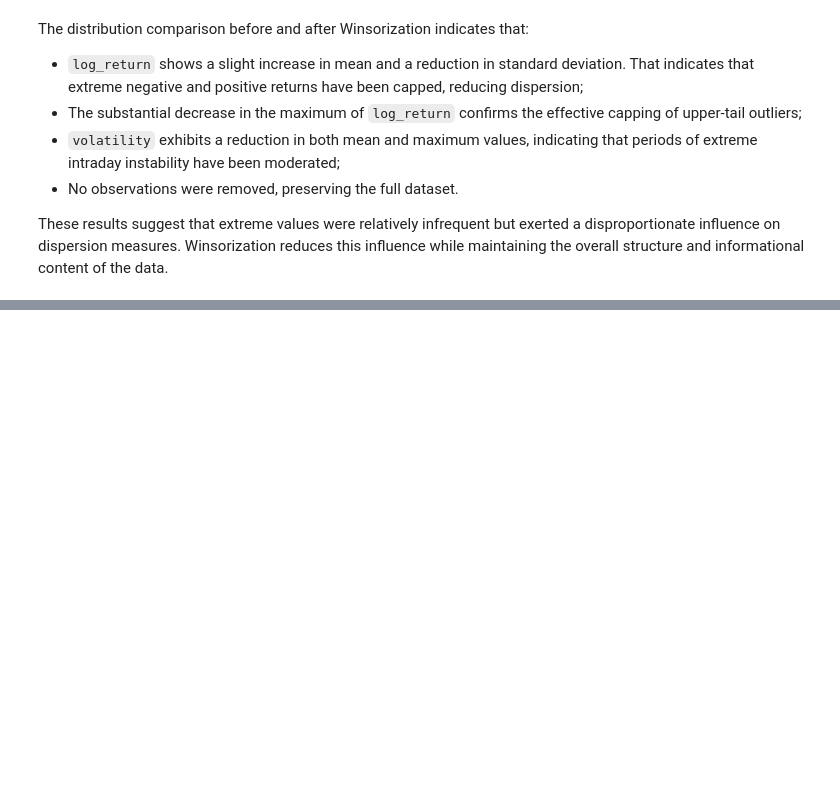
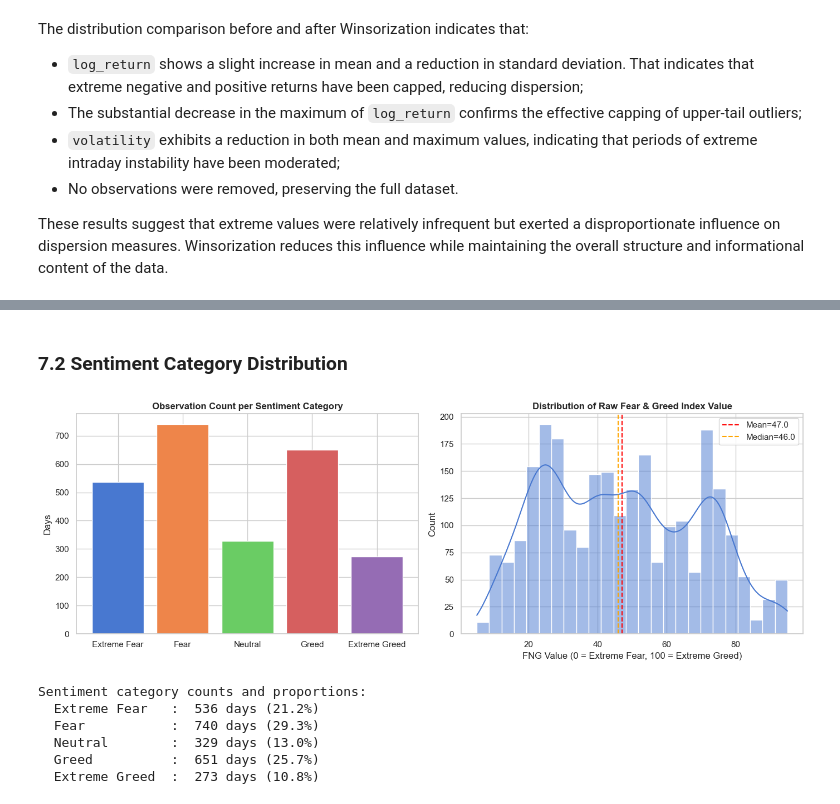
Before and after one commit to lozeva/crypto-sentiment-btc-analysis, a Jupyter notebook: crypto_sentiment_btc_analysis.ipynb, the cells around one changed output, grey strips where cells are left out. Cells and saved outputs as stored; diff of their text form; code cells hidden in the pictures; blank space fills up the shorter version.

```diff
--- a/crypto_sentiment_btc_analysis.ipynb
+++ b/crypto_sentiment_btc_analysis.ipynb
@@ -496,0 +569,41 @@ These results suggest that extreme values were relatively infrequent but exerted
+# %% [markdown]
+### 7.2 Sentiment Category Distribution
+# %%
+fig, axes = plt.subplots(1, 2, figsize=(14, 5))
+
+# Bar chart: number of days per sentiment category (ordered scale)
+counts = btc_fng_clean['sentiment'].value_counts().reindex(sentiment_order)
+axes[0].bar(sentiment_order, counts.values, color=sns.color_palette('muted', 5))
+axes[0].set_title('Observation Count per Sentiment Category', fontweight='bold')
+axes[0].set_ylabel('Days')
+axes[0].tick_params(axis='x')
+
+# Histogram of raw FNG index with mean / median for central tendency
+sns.histplot(btc_fng_clean['fng_value'], bins=25, kde=True, ax=axes[1])
+axes[1].set_title('Distribution of Raw Fear & Greed Index Value', fontweight='bold')
+axes[1].set_xlabel('FNG Value (0 = Extreme Fear, 100 = Extreme Greed)')
+
+axes[1].axvline(btc_fng_clean['fng_value'].mean(), color='red', linestyle='--',
+                label=f'Mean={btc_fng_clean["fng_value"].mean():.1f}')
+axes[1].axvline(btc_fng_clean['fng_value'].median(), color='orange', linestyle='--',
+                label=f'Median={btc_fng_clean["fng_value"].median():.1f}')
+
+axes[1].legend()
+
+plt.tight_layout()
+plt.show()
+
+# Print counts and proportions for each sentiment category
+print('Sentiment category counts and proportions:')
+for cat in sentiment_order:
+    n = (btc_fng_clean['sentiment'] == cat).sum()
+    pct = n / len(btc_fng_clean) * 100
+    print(f'  {cat: <15}: {n:>4} days ({pct:.1f}%)')
+# %% [output]
+[figure, added]
+Sentiment category counts and proportions:
+  Extreme Fear   :  536 days (21.2%)
+  Fear           :  740 days (29.3%)
+  Neutral        :  329 days (13.0%)
+  Greed          :  651 days (25.7%)
+  Extreme Greed  :  273 days (10.8%)
```
Also changed, not shown: parts of 5 cells of this notebook.
